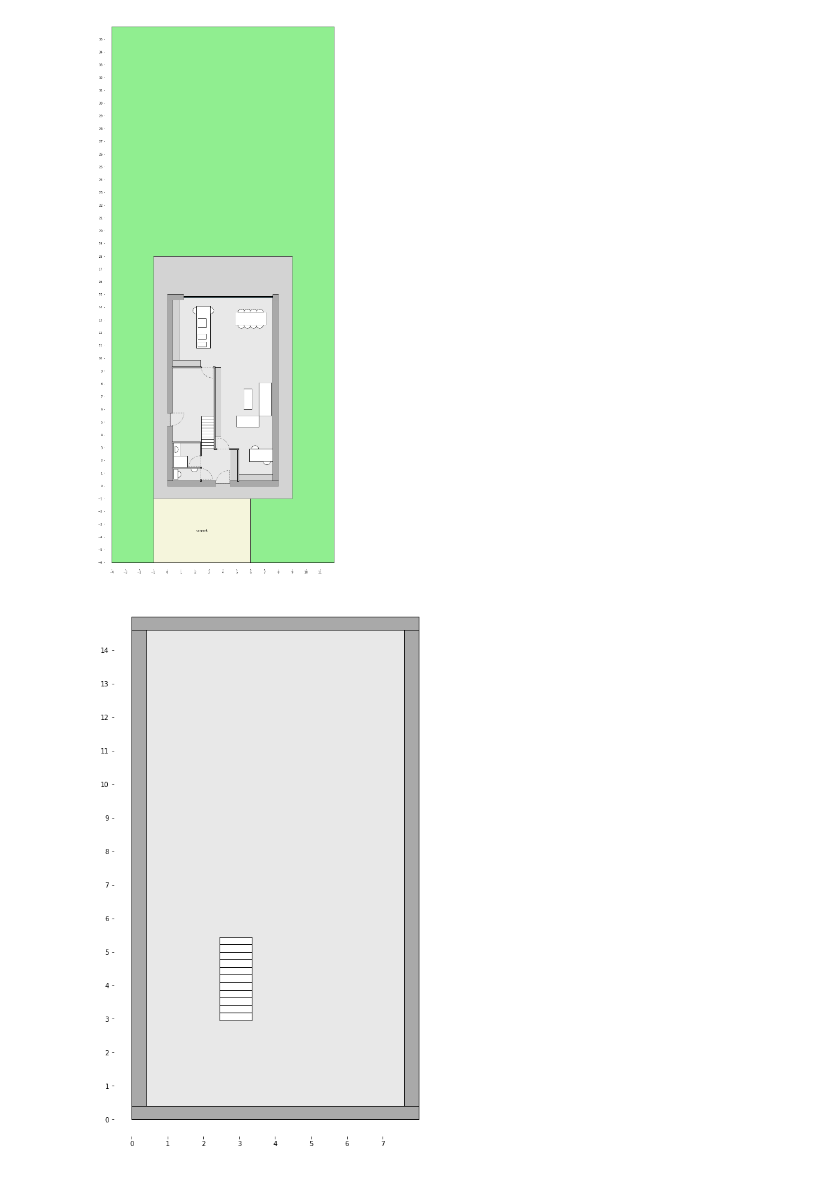
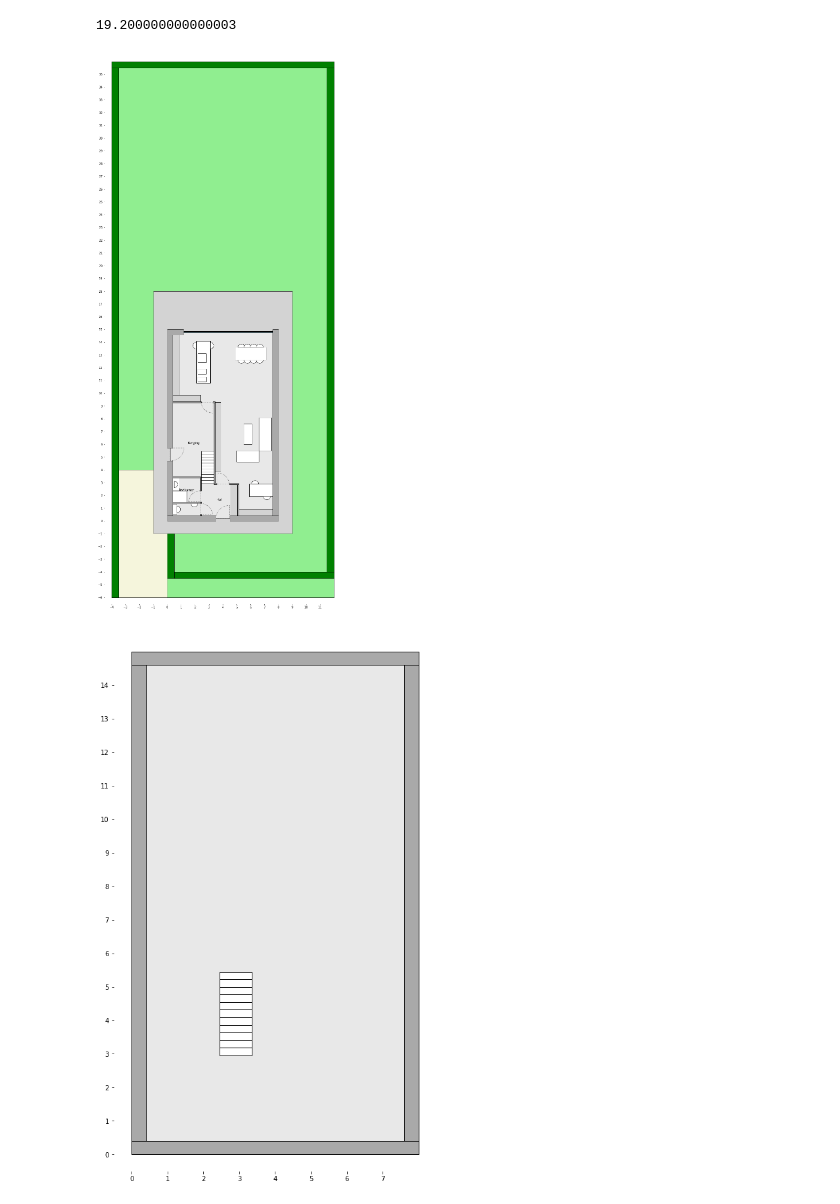
Before and after one commit to TomDecroos/boekfos, a Jupyter notebook: grondplanV6.ipynb, the cells around one changed output. Cells and saved outputs as stored; diff of their text form; code cells hidden in the pictures.

```diff
--- a/grondplanV6.ipynb
+++ b/grondplanV6.ipynb
@@ -13,8 +13,18 @@ from boekfos.orientation import Side
 p = Plan()
 f = Floor(Box(0,0,8,15))
 p.add(f)
-p.add(Garden(f.outer.gobottom().edit(-4,-6,4,42-6)))
-p.add(Carpark(f.outer.gobottom().edit(-1,-6,-2,-1)))
+garden = Garden(f.outer.gobottom().edit(-4,-6,4,42-6))
+p.add(garden)
+garden.bottomwall.hide()
+garden.rightwall.hole(0,1.25)
+garden2 = Garden(f.outer.gobottom().edit(0,-4.5,4,-1),grass=False)
+p.add(garden2)
+garden2.topwall.hide()
+garden2.rightwall.hide()
+carpark = Carpark(Box(-4,-6,0,4))
+p.add(carpark)
+carpark.setlevel(11)
+garden.ground.setlevel(12)
 p.add(Terrace(f.outer.edit(-1,-1,1,3)))
 
 f.topwall.window(1,-0.25)
@@ -42,14 +52,14 @@ for i in range(4):
     p.add(tafel.chair(Side.BOTTOM,i,4))
 
 # TOILET + BADKAMER
-toilet = Room(f.inner.gobottom().goleft().edit(0,0,2,1))
+toilet = Room(f.inner.gobottom().goleft().edit(-0.05,0,2,1))
 toilet.leftwall.hide()
 toilet.bottomwall.hide()
 p.add(toilet)
 p.add(toilet.leftwall.toilet(Side.RIGHT))
 p.add(toilet.topwall.sink(Side.BOTTOM,-0.5))
 
-badkamer = Room(toilet.center.gotop().edit(0,0,0,2))
+badkamer = Room(toilet.center.gotop().edit(0,0,0,2),text="Badkamer")
 badkamer.leftwall.hide()
 p.add(badkamer)
 p.add(badkamer.leftwall.sink(Side.RIGHT,1.5,0.1))
@@ -58,19 +68,20 @@ p.add(badkamer.leftwall.shower(Side.TOP,Side.RIGHT,0))
 
 
 # HAL
-hal = Room(Box(badkamer.center.right,f.inner.bottom,f.inner.right-2.5,f.inner.bottom + 2.5))
+hal = Room(Box(badkamer.center.right,f.inner.bottom,f.inner.right-2.5,f.inner.bottom + 2.5),text="Hal")
 hal.leftwall.hide()
 hal.topwall.hole(0,0.95)
 hal.bottomwall.hide()
 f.add(hal)
 
-p.add(hal.rightwall.closet(Side.LEFT,-0.5,0,-0.05))
+p.add(hal.rightwall.closet(Side.LEFT,0.5,0,-0.05))
 
 ## BERGRUIMTE
-berging = Room(Box(f.inner.left,hal.center.top,f.inner.left+3,keukenkast1.bottom))
+berging = Room(Box(f.inner.left,hal.center.top,f.inner.left+3,keukenkast1.bottom),text="Berging")
 berging.leftwall.hide()
 berging.bottomwall.hide()
 p.add(berging)
+
 
 keukenkast2 = berging.topwall.closet(Side.TOP,0.5,0,2)
 p.add(keukenkast2)
@@ -83,34 +94,36 @@ zetelkorttop = zetelbottom + 0.9
 zetellangtop = zetelbottom + 3.50
 zetelright = f.inner.right - 0.1
 zetellangleft = zetelright - 0.9
 zetelkortleft = zetelright - 2.5
 sofa1 = Furniture(Box(zetelkortleft,zetelbottom,zetellangleft,zetelkorttop))
 sofa2 = Furniture(Box(zetellangleft,zetelkorttop,zetelright,zetellangtop))
 sofatafel = Furniture(Box(zetelkortleft+0.5,zetelkorttop+0.5,zetellangleft-0.5,zetellangtop-0.5))
 p.add(sofa1)
 p.add(sofa2)
 p.add(sofatafel)
 
 
 bureau = Table(f.inner.gobottom().goright().edit(-1.7,1.5,0,1.5+1))
 p.add(bureau)
 p.add(bureau.chair(Side.TOP,0,3))
 p.add(bureau.chair(Side.BOTTOM,2,3))
 p.add(f.bottomwall.closet(Side.TOP,0.5,-2.5-0.2,-0.2))
 
 stairs = berging.bottomwall.stairs(Side.TOP,-0.95,-0.05)
 p.add(stairs)
 
 berging.topwall.door(Side.LEFT,Side.BOTTOM,-0.1)
 toilet.rightwall.door(Side.TOP,Side.RIGHT,0.1)
 badkamer.rightwall.door(Side.TOP,Side.LEFT,0.1)
 hal.topwall.door(Side.RIGHT,Side.TOP,-1.5)
 f.leftwall.door(Side.BOTTOM,Side.RIGHT,5.5,1)
 f.bottomwall.door(Side.LEFT,Side.TOP,4.3,1)
 
+print(berging.center.surface())
 p.draw(figsize=0.8)
 # %% [output]
+19.200000000000003
-[figure, old version]
+[figure, new version]
 # %%
 p = Plan()
 f = Floor(Box(0,0,8,15))
```
Also changed, not shown: parts of 3 cells of this notebook, 7 other files.
